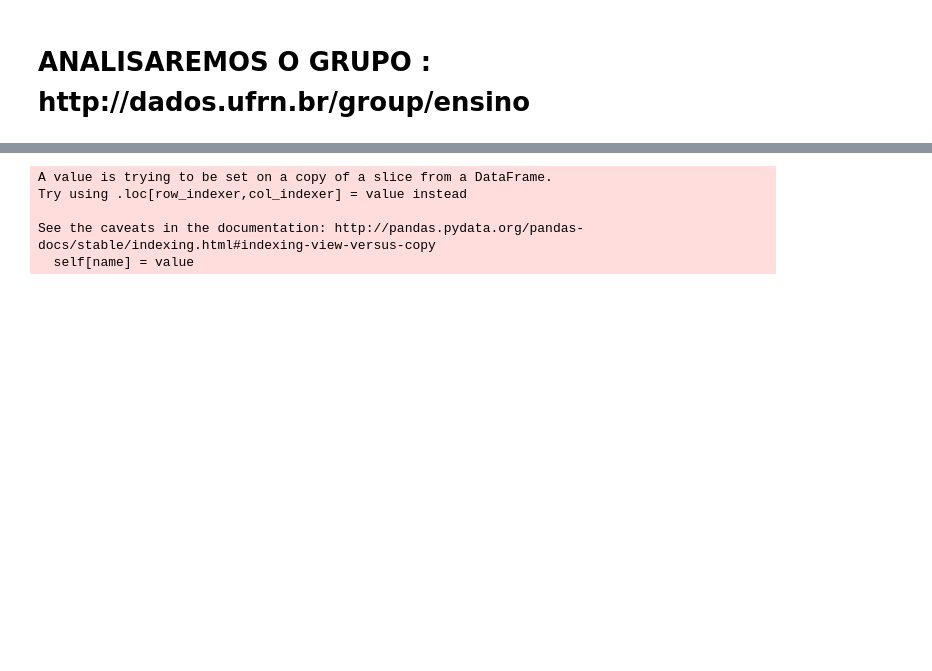
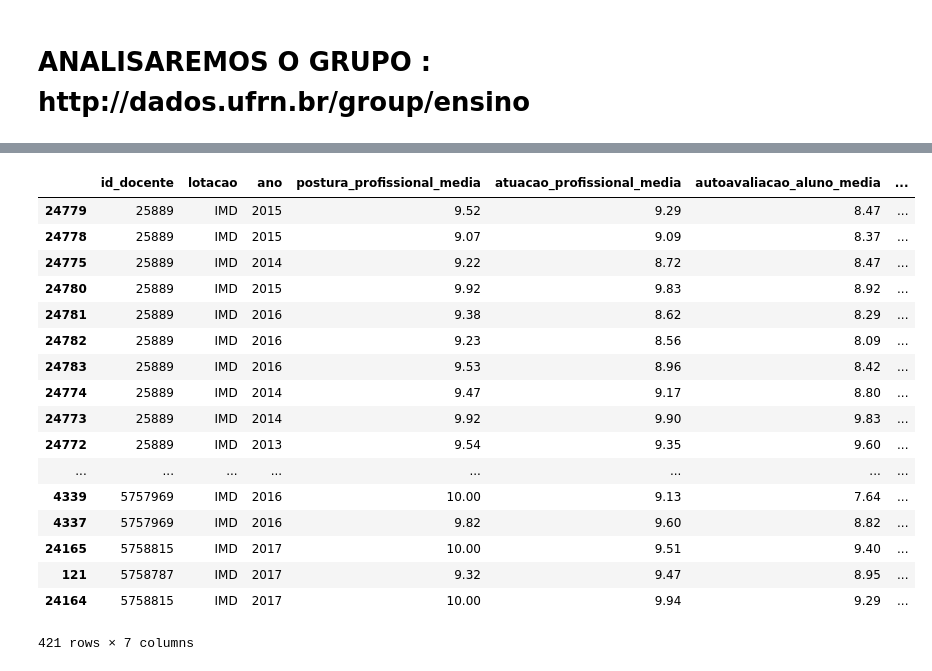
Before and after one commit to natanfernandes/ProjetoProbabilidade, a Jupyter notebook: Projeto Probabilidade(JOÃO).ipynb, the cells around one changed output, grey strips where cells are left out. Drawn from its saved outputs; the diff is of its cells as text; code cells hidden in the pictures; blank space fills up the shorter version.

```diff
--- a/Projeto Probabilidade(JOÃO).ipynb
+++ b/Projeto Probabilidade(JOÃO).ipynb
@@ -62,16 +29,10 @@ colunas = ['id_docente', 'lotacao', 'ano', 'postura_profissional_media', 'atuaca
 merge_docentes_avaliacao = pd.merge(docentes, avaliacao_docentes, on = 'id_docente')[colunas]
 # %%
 docentes_avaliacao_imd = merge_docentes_avaliacao[merge_docentes_avaliacao.lotacao == "INSTITUTO METROPOLE DIGITAL"]
-docentes_avaliacao_imd.lotacao = "IMD"
+docentes_avaliacao_imd.loc[:,'lotacao'] = "IMD"
 
 docentes_avaliacao_dimap = merge_docentes_avaliacao[merge_docentes_avaliacao.lotacao == "DEPARTAMENTO DE INFORMÁTICA E MATEMÁTICA APLICADA"]
-docentes_avaliacao_dimap.lotacao = "DIMAP"
+docentes_avaliacao_dimap.loc[:,'lotacao'] = "DIMAP"
-# %% [output]
-A value is trying to be set on a copy of a slice from a DataFrame.
-Try using .loc[row_indexer,col_indexer] = value instead
-
-See the caveats in the documentation: http://pandas.pydata.org/pandas-docs/stable/indexing.html#indexing-view-versus-copy
-  self[name] = value
 # %%
 #Avaliacoes 2013 DIMAP/IMD
 #IMD
@@ -123,0 +94,21 @@ avaliacoes_2017 = pd.concat([docentes_avaliacao_dimap_2017, docentes_avaliacao_i
+# %%
+docentes_avaliacao_imd.sort_values(by='admissao')
+# %% [output]
+|  | id_docente | lotacao | ano | postura_profissional_media | atuacao_profissional_media | autoavaliacao_aluno_media | ... |
+| 24779 | 25889 | IMD | 2015 | 9.52 | 9.29 | 8.47 | ... |
+| 24778 | 25889 | IMD | 2015 | 9.07 | 9.09 | 8.37 | ... |
+| 24775 | 25889 | IMD | 2014 | 9.22 | 8.72 | 8.47 | ... |
+| 24780 | 25889 | IMD | 2015 | 9.92 | 9.83 | 8.92 | ... |
+| 24781 | 25889 | IMD | 2016 | 9.38 | 8.62 | 8.29 | ... |
+| 24782 | 25889 | IMD | 2016 | 9.23 | 8.56 | 8.09 | ... |
+| 24783 | 25889 | IMD | 2016 | 9.53 | 8.96 | 8.42 | ... |
+| 24774 | 25889 | IMD | 2014 | 9.47 | 9.17 | 8.80 | ... |
+| 24773 | 25889 | IMD | 2014 | 9.92 | 9.90 | 9.83 | ... |
+| 24772 | 25889 | IMD | 2013 | 9.54 | 9.35 | 9.60 | ... |
+| ... | ... | ... | ... | ... | ... | ... | ... |
+| 4339 | 5757969 | IMD | 2016 | 10.00 | 9.13 | 7.64 | ... |
+| 4337 | 5757969 | IMD | 2016 | 9.82 | 9.60 | 8.82 | ... |
+| 24165 | 5758815 | IMD | 2017 | 10.00 | 9.51 | 9.40 | ... |
+| 121 | 5758787 | IMD | 2017 | 9.32 | 9.47 | 8.95 | ... |
+| 24164 | 5758815 | IMD | 2017 | 10.00 | 9.94 | 9.29 | ... |
+421 rows × 7 columns
```
Also changed, not shown: parts of 12 cells of this notebook.
